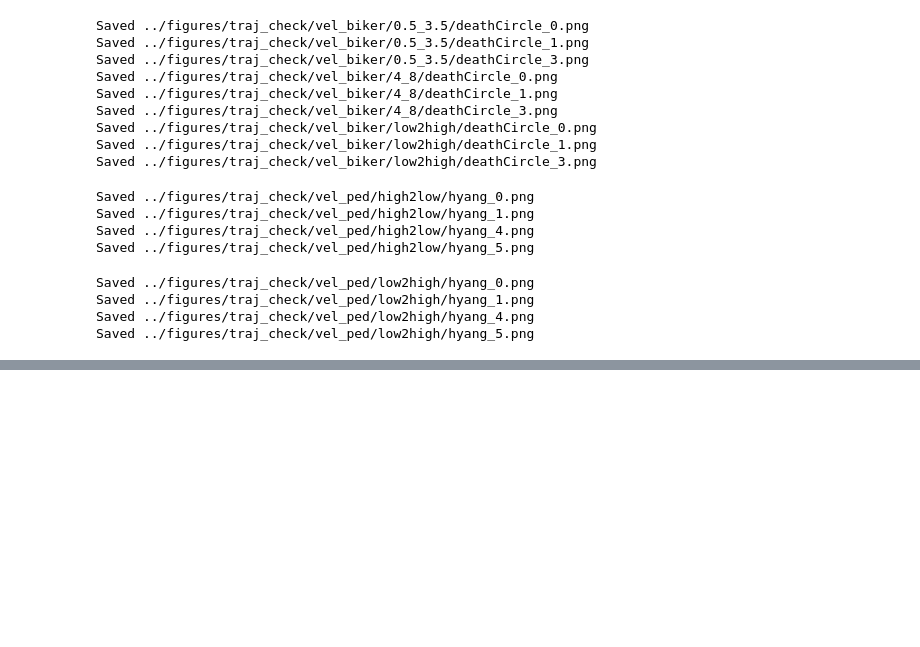
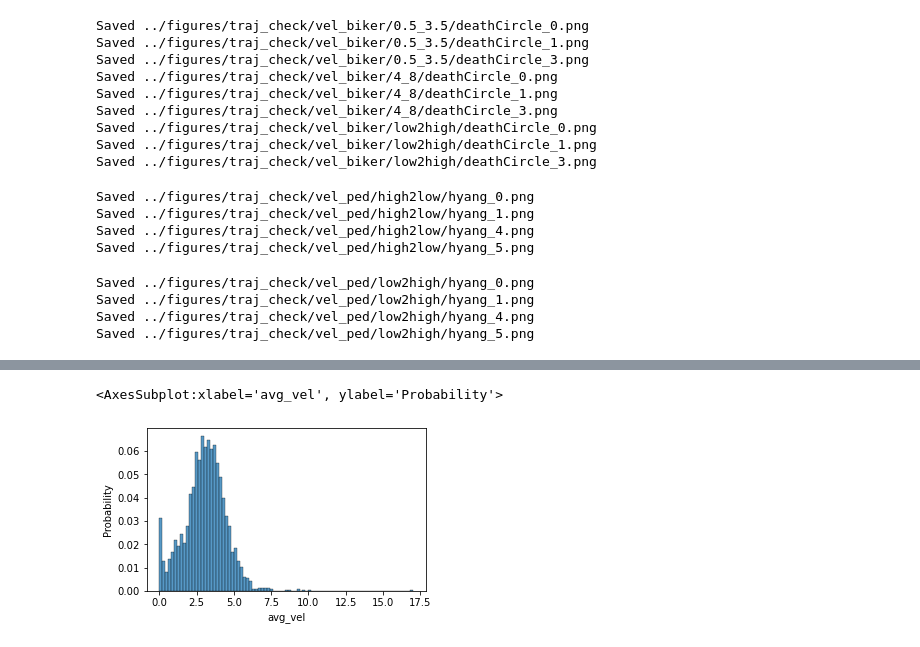
Before and after one commit to danyayay/ynet_adaptive, a Jupyter notebook: notebook/datasplit.ipynb, the cells around one changed output, grey strips where cells are left out. Drawn from its saved outputs; the diff is of its cells as text; code cells hidden in the pictures; blank space fills up the shorter version.

```diff
--- a/notebook/datasplit.ipynb
+++ b/notebook/datasplit.ipynb
@@ -418,0 +478,5 @@ Saved ../figures/traj_check/vel_ped/low2high/hyang_5.png
+# %%
+# load data
+df_multi = pd.DataFrame()
+for scene_id in list_scene:
+    df_multi = pd.concat([df_multi, pd.read_pickle(f'{data_dir}/{scene_id}/Biker.pkl')], axis=0)
@@ -418,0 +517,21 @@ Saved ../figures/traj_check/vel_ped/low2high/hyang_5.png
+# %%
+# select scenes
+list_scene_easy = ['deathCircle_0', 'deathCircle_1', 'deathCircle_3', 'gates_1', \
+    'gates_3', 'gates_4', 'little_0', 'little_3']
+
+# load data
+df_multi_easy = pd.DataFrame()
+for scene_id in list_scene_easy:
+    df_multi_easy = pd.concat([df_multi_easy, pd.read_pickle(f'{data_dir}/{scene_id}/Biker.pkl')], axis=0)
+
+# save data
+df_multi_easy.to_pickle('../data/sdd/filter/agent_type/multi_easy/Biker.pkl')
+
+# plot distribution
+factor = 'avg_vel'
+data_multi_easy = df_varfs[df_varfs.sceneId.apply(lambda x: x in list_scene_easy) & (df_varfs.label == 'Biker')]
+fig, axes = plt.subplots(1, 1, figsize=(5, 3))
+sns.histplot(data_multi_easy, x=factor, stat='probability', binwidth=0.2)
+# %% [output]
+<AxesSubplot:xlabel='avg_vel', ylabel='Probability'>
+[figure, added]
```
Also changed, not shown: parts of 10 cells of this notebook, 3 other files.
